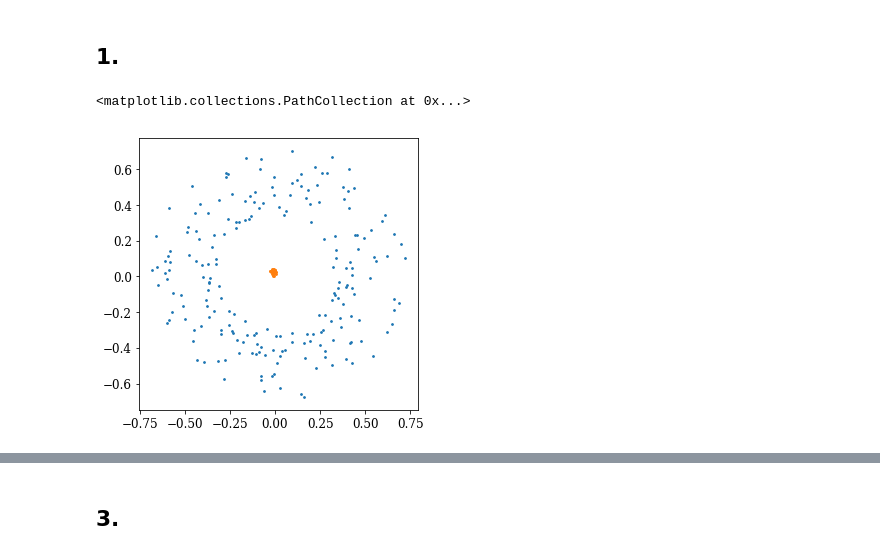
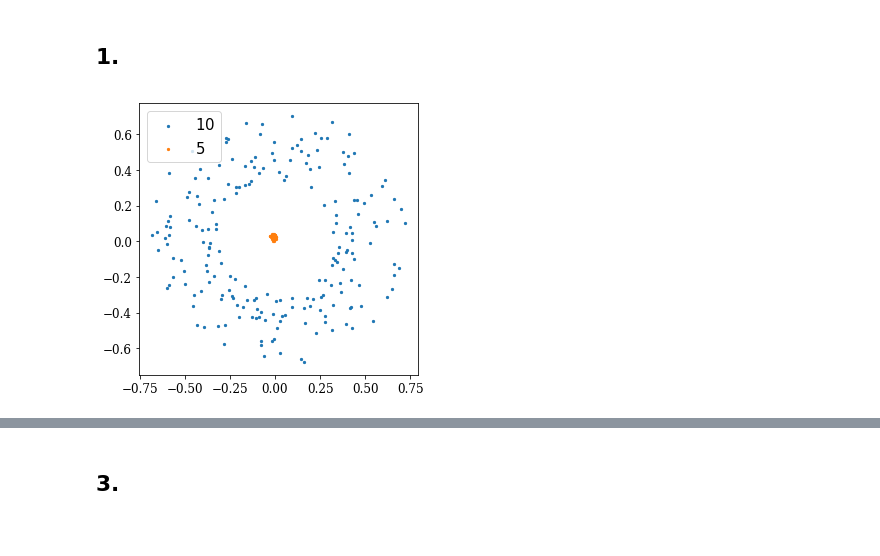
Before and after one commit to jngaravitoc/Lecture_notes_UofA, a Jupyter notebook: DataScience/HWs/HW3.ipynb, the cells around one changed output, grey strips where cells are left out. Cells and saved outputs as stored; diff of their text form; code cells hidden in the pictures.

```diff
--- a/DataScience/HWs/HW3.ipynb
+++ b/DataScience/HWs/HW3.ipynb
@@ -51,8 +52,9 @@ x2 = MDS(SM, 250)
 # %%
 figure(figsize=(5,5))
 
-scatter(x2[index_c1,0], -x2[index_c1,1], s=3)
-scatter(x2[index_c2,0], -x2[index_c2,1], s=3)
+scatter(x2[index_c1,0], -x2[index_c1,1], s=5, label='$10$')
+scatter(x2[index_c2,0], -x2[index_c2,1], s=5, label='$5$')
+legend(fontsize=15, ncol=1)
+savefig('rings.pdf', bbox_inches='tight')
 # %% [output]
-<matplotlib.collections.PathCollection at 0x...>
-[figure, old version]
+[figure, new version]
```
Also changed, not shown: parts of 16 cells of this notebook.
